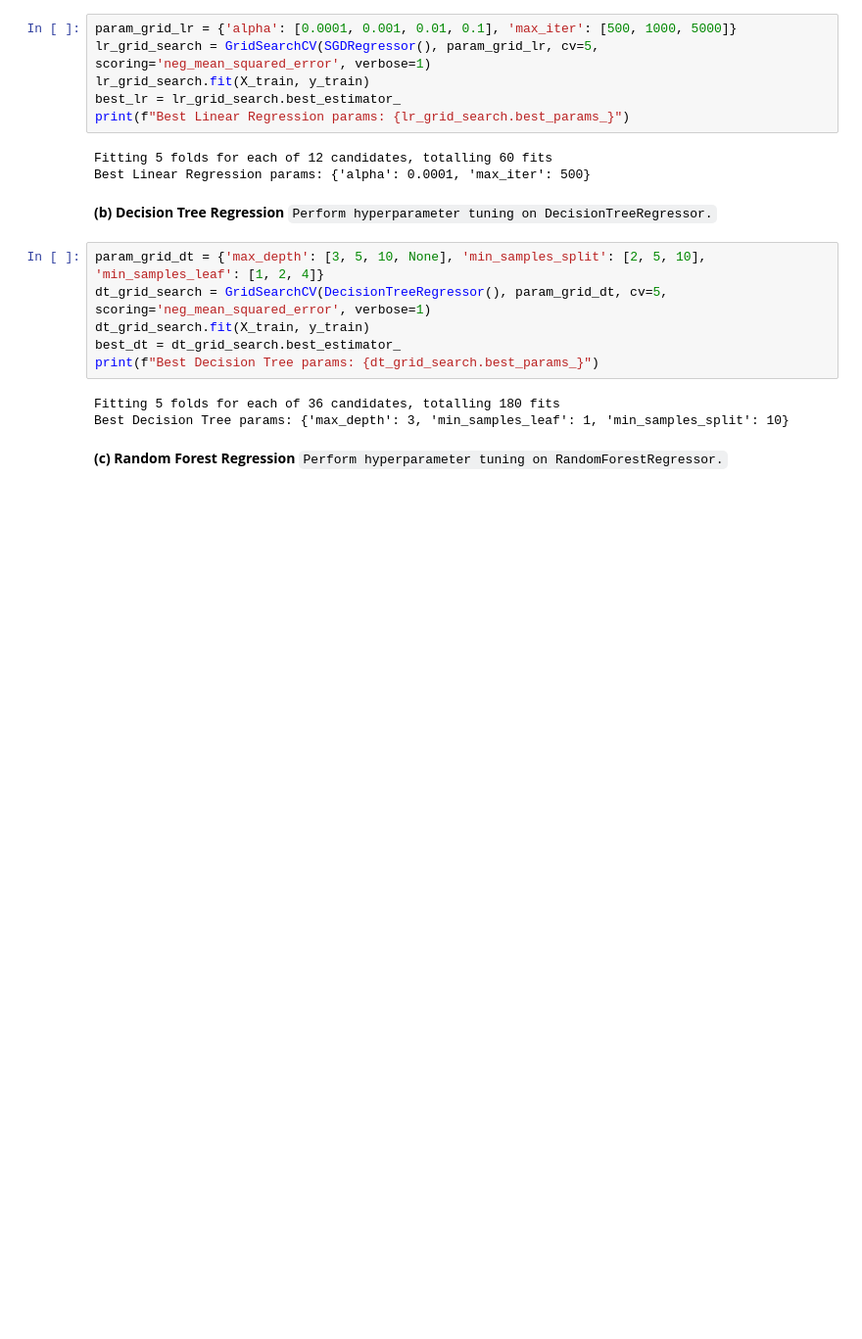
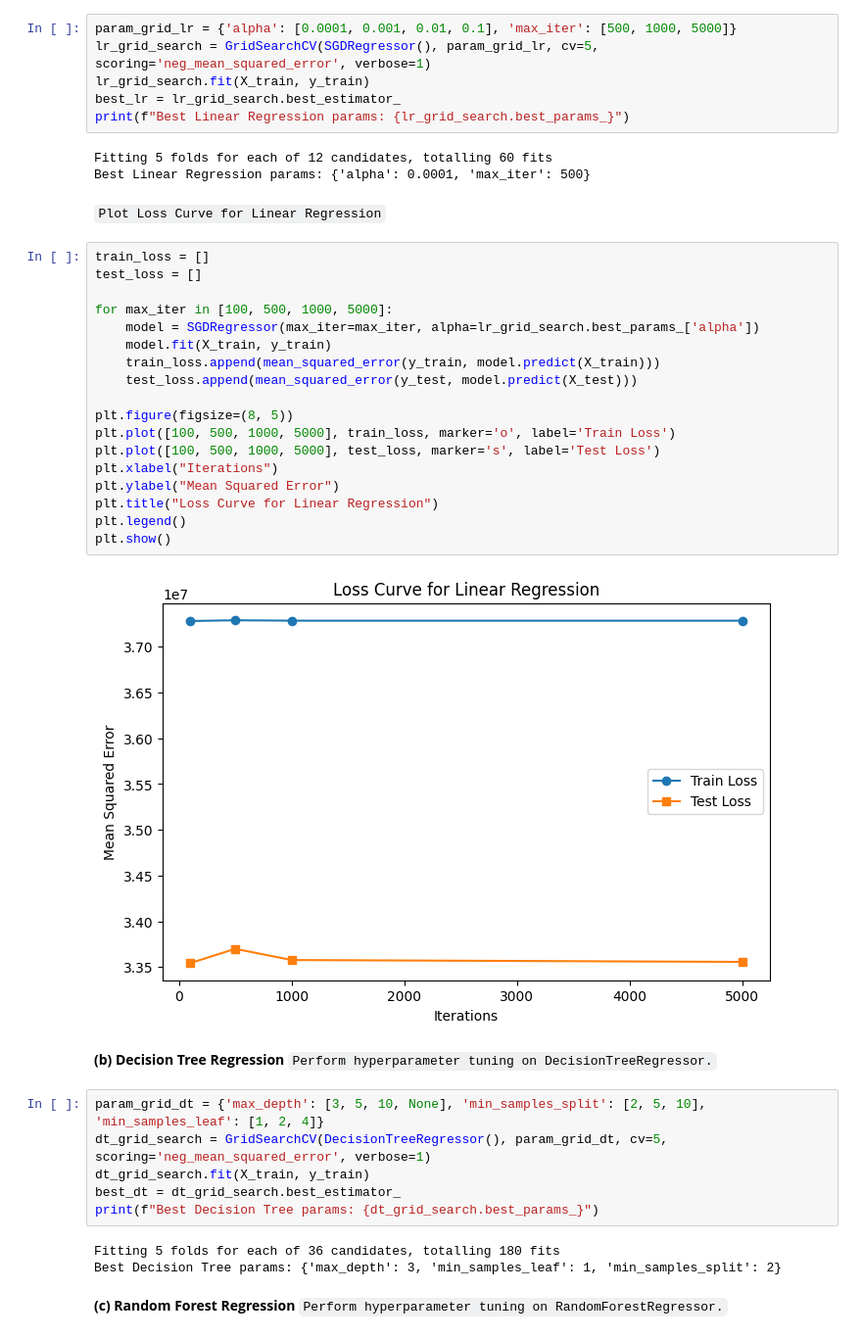
Before and after one commit to ikalisa1/linear_regression_model, a Jupyter notebook: Linear_Regression.ipynb, the cells around one changed output. Shown: that part at 98% size. Drawn from its saved outputs; the diff is of its cells as text; blank space fills up the shorter version.

```diff
--- a/Linear_Regression.ipynb
+++ b/Linear_Regression.ipynb
@@ -113,6 +125,28 @@ print(f"Best Linear Regression params: {lr_grid_search.best_params_}")
 # %% [output]
 Fitting 5 folds for each of 12 candidates, totalling 60 fits
 Best Linear Regression params: {'alpha': 0.0001, 'max_iter': 500}
+# %% [markdown]
+`Plot Loss Curve for Linear Regression`
+# %%
+train_loss = []
+test_loss = []
+
+for max_iter in [100, 500, 1000, 5000]:
+    model = SGDRegressor(max_iter=max_iter, alpha=lr_grid_search.best_params_['alpha'])
+    model.fit(X_train, y_train)
+    train_loss.append(mean_squared_error(y_train, model.predict(X_train)))
+    test_loss.append(mean_squared_error(y_test, model.predict(X_test)))
+
+plt.figure(figsize=(8, 5))
+plt.plot([100, 500, 1000, 5000], train_loss, marker='o', label='Train Loss')
+plt.plot([100, 500, 1000, 5000], test_loss, marker='s', label='Test Loss')
+plt.xlabel("Iterations")
+plt.ylabel("Mean Squared Error")
+plt.title("Loss Curve for Linear Regression")
+plt.legend()
+plt.show()
+# %% [output]
+[figure, added]
 # %% [markdown]
 **(b) Decision Tree Regression**
 `Perform hyperparameter tuning on DecisionTreeRegressor.`
@@ -124,7 +158,7 @@ best_dt = dt_grid_search.best_estimator_
 print(f"Best Decision Tree params: {dt_grid_search.best_params_}")
 # %% [output]
 Fitting 5 folds for each of 36 candidates, totalling 180 fits
-Best Decision Tree params: {'max_depth': 3, 'min_samples_leaf': 1, 'min_samples_split': 10}
+Best Decision Tree params: {'max_depth': 3, 'min_samples_leaf': 1, 'min_samples_split': 2}
 # %% [markdown]
 **(c) Random Forest Regression**
 `Perform hyperparameter tuning on RandomForestRegressor.`
```
Also changed, not shown: parts of 10 cells of this notebook.
